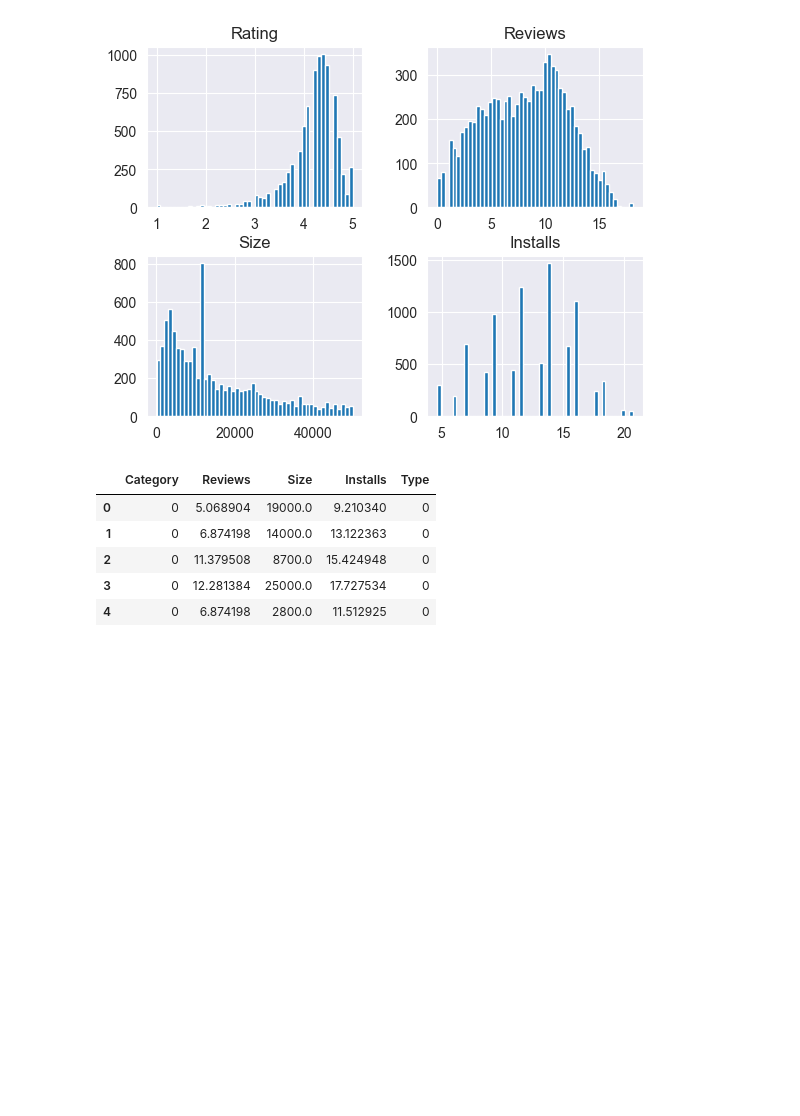
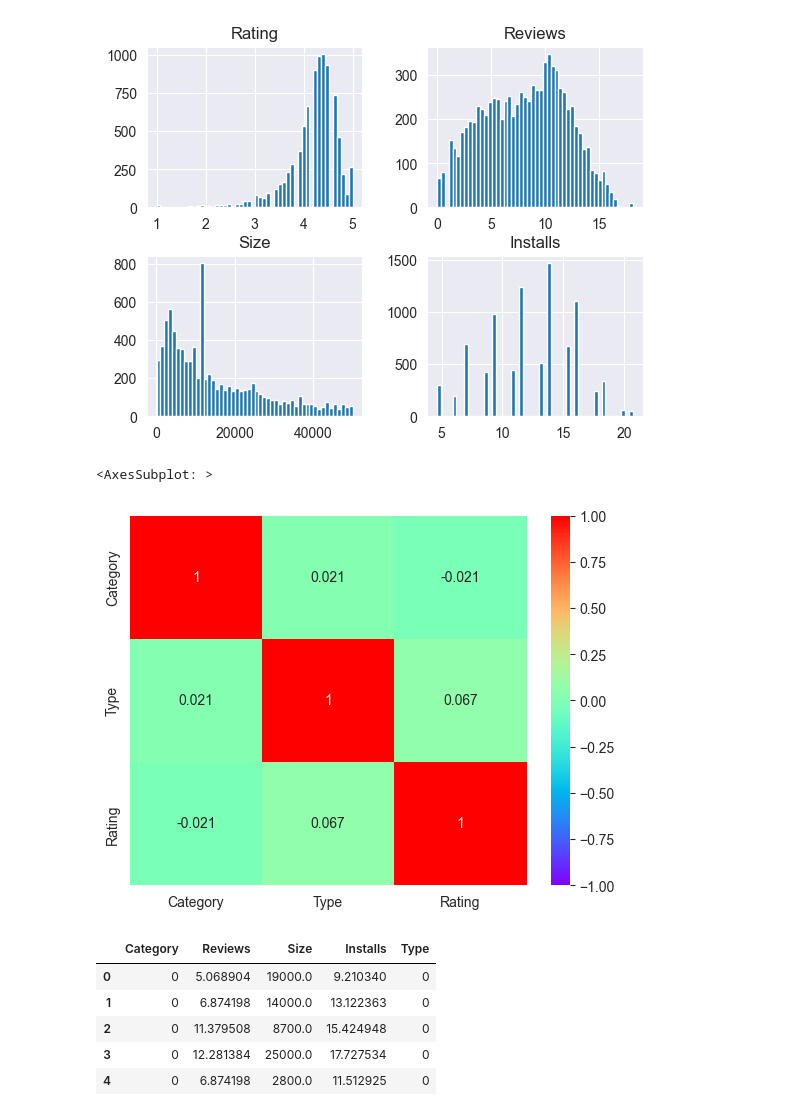
Before and after one commit to Mischomei/GooglePlay, a Jupyter notebook: googleplaystoretest.ipynb, the cells around one changed output. Cells and saved outputs as stored; diff of their text form; code cells hidden in the pictures; blank space fills up the shorter version.

```diff
--- a/googleplaystoretest.ipynb
+++ b/googleplaystoretest.ipynb
@@ -165,6 +165,12 @@ array([[<AxesSubplot: title={'center': 'Rating'}>,
        [<AxesSubplot: title={'center': 'Size'}>,
         <AxesSubplot: title={'center': 'Installs'}>]], dtype=object)
 [figure]
+# %%
+categ = data.loc[:,["Category", "Type", "Rating"]]
+sns.heatmap(categ.corr(method="spearman", numeric_only=False), cmap="rainbow", vmin=-1, vmax=1, annot=True)
+# %% [output]
+<AxesSubplot: >
+[figure, added]
 # %%
 y = pd.DataFrame(data.Rating)
 x = data.drop(["Rating"], axis=1)
```
Also changed, not shown: parts of 7 cells of this notebook, 1 other file.
